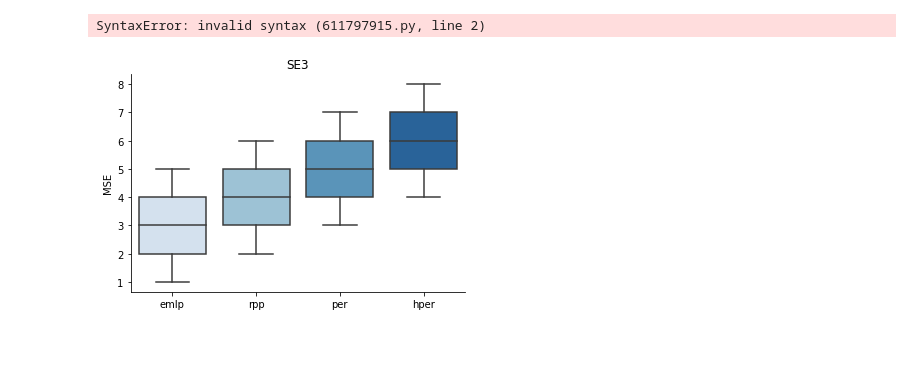
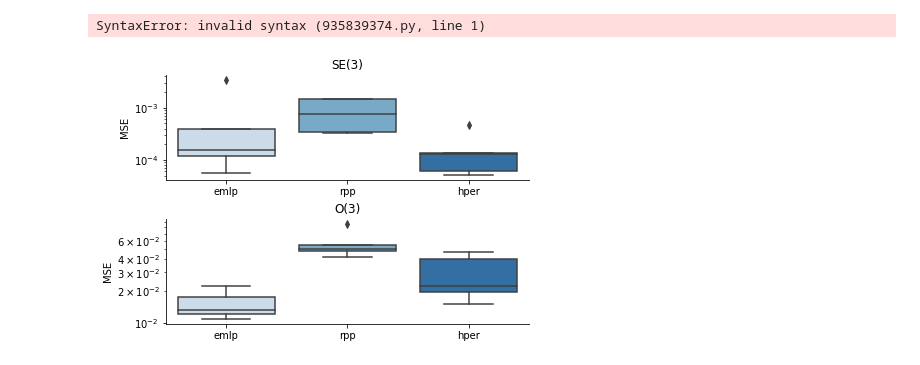
Before and after one commit to kim-hyunsu/PER, a Jupyter notebook: experiments/boxplot.ipynb, the cells around one changed output. Cells and saved outputs as stored; diff of their text form; code cells hidden in the pictures.

Commit message:
boxplot complete

```diff
--- a/experiments/boxplot.ipynb
+++ b/experiments/boxplot.ipynb
@@ -1,28 +1,5 @@
 # %%
-pip install seaborn
+# pip install seaborn
 # pip install matplotlib
 # %% [output]
-SyntaxError: invalid syntax (611797915.py, line 2)
+SyntaxError: invalid syntax (935839374.py, line 1)
-# %%
-import matplotlib.pyplot as plt
-import seaborn as sns
-import numpy as np
-import pandas as pd
-
-mse = [1,2,3,4,5,
-         2,3,4,5,6,
-         3,4,5,6,7,
-         4,5,6,7,8]
-model = ['emlp','emlp','emlp','emlp','emlp',
-        'rpp','rpp','rpp','rpp','rpp',
-        'per','per','per','per','per',
-        'hper','hper','hper','hper','hper']
-data = pd.DataFrame({'MSE':mse, '':model})
-# print(data)
-a = sns.boxplot( x=data[''], y=data['MSE'], palette="Blues")
-a.set_title("SE3")
-plt.gca().spines['top'].set_visible(False)
-plt.gca().spines['right'].set_visible(False)
-plt.show()
-# %% [output]
-[figure, removed]
@@ -28,0 +12,36 @@ plt.show()
+# %%
+# SE3 & 03
+# SE3
+mse_1 = [1.175e-04, 1.536e-04, 3.959e-04, 5.575e-05, 3.469e-03,
+        3.389e-04, 7.599e-04, 1.490e-03, 1.480e-03, 3.353e-04,
+        5.132e-05, 6.088e-05, 1.331e-04, 4.676e-04, 1.321e-04]
+model_1 = ['emlp','emlp','emlp','emlp','emlp',
+        'rpp','rpp','rpp','rpp','rpp',
+        'hper','hper','hper','hper','hper']
+data_1 = pd.DataFrame({'MSE':mse_1, '':model_1})
+# print(data)
+fig, ax = plt.subplots(nrows=2, constrained_layout=True)
+
+box_1 = sns.boxplot( x=data_1[''], y=data_1['MSE'], palette="Blues", ax=ax[0])
+box_1.set_title("SE(3)")
+box_1.spines['top'].set_visible(False)
+box_1.spines['right'].set_visible(False)
+box_1.set_yscale('log')
+
+# O3
+mse_2 = [2.205e-02, 1.753e-02, 1.213e-02, 1.081e-02, 1.329e-02 ,
+        5.468e-02, 4.754e-02, 5.024e-02, 8.714e-02, 4.208e-02,
+        2.223e-02, 4.008e-02, 4.690e-02, 1.953e-02, 1.517e-02]
+model_2 = ['emlp','emlp','emlp','emlp','emlp',
+        'rpp','rpp','rpp','rpp','rpp',
+        'hper','hper','hper','hper','hper']
+data_2 = pd.DataFrame({'MSE':mse_2, '':model_2})
+box_2 = sns.boxplot( x=data_2[''], y=data_2['MSE'], palette="Blues", ax=ax[1])
+box_2.set_title("O(3)")
+box_2.spines['top'].set_visible(False)
+box_2.spines['right'].set_visible(False)
+box_2.set_yscale('log')
+
+plt.show()
+# %% [output]
+[figure, added]
```
Also changed, not shown: parts of 3 cells of this notebook.
